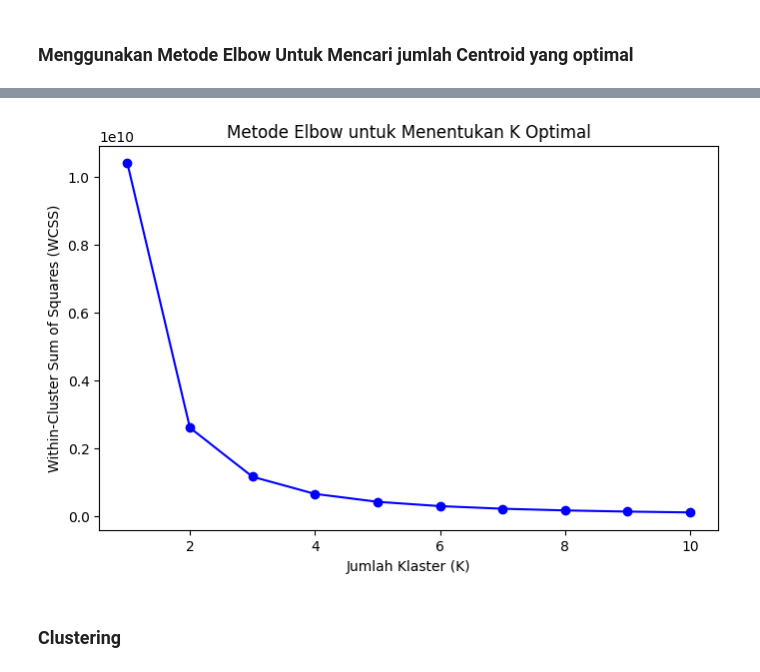
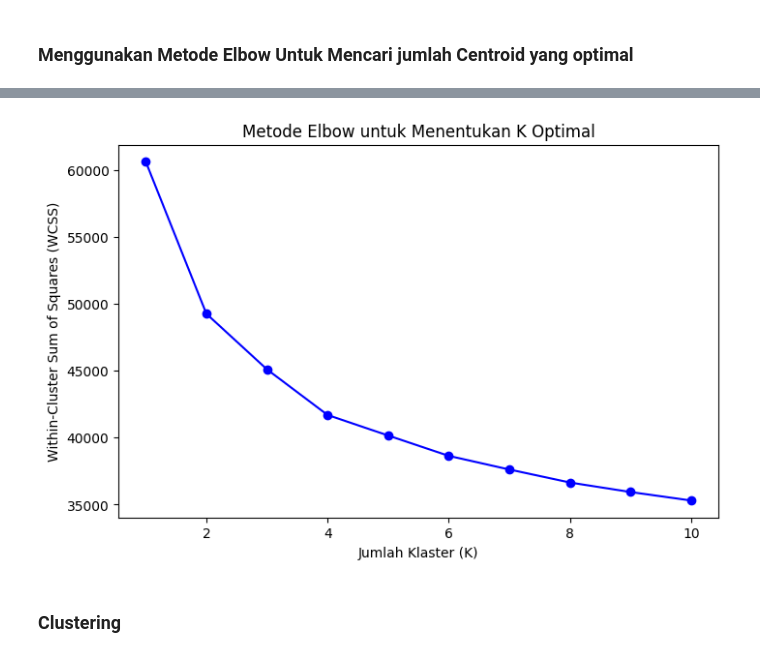
Before and after one commit to rexxar280903/Dicoding, a Jupyter notebook: Submission_ML1/[Clustering] Submission Akhir BMLP_Kanza A.ipynb, the cells around one changed output, grey strips where cells are left out. Drawn from its saved outputs; the diff is of its cells as text; code cells hidden in the pictures.

Commit message:
visualisasi clustering

```diff
--- a/Submission_ML1/[Clustering] Submission Akhir BMLP_Kanza A.ipynb
+++ b/Submission_ML1/[Clustering] Submission Akhir BMLP_Kanza A.ipynb
@@ -216,22 +235,22 @@ df_standardized
 # %%
 # Menentukan jumlah cluster optimal dengan Metode Elbow
 wcss = []
 K_range = range(1, 11)  # Coba dari 1 hingga 10 klaster
 
 for k in K_range:
     kmeans = KMeans(n_clusters=k, random_state=42, n_init=10)
-    kmeans.fit(df_standardized)
+    kmeans.fit(selected_features)
     wcss.append(kmeans.inertia_)
 
 # Plot Elbow Method
 plt.figure(figsize=(8,5))
 plt.plot(K_range, wcss, marker="o", linestyle="-", color="b")
 plt.xlabel("Jumlah Klaster (K)")
 plt.ylabel("Within-Cluster Sum of Squares (WCSS)")
 plt.title("Metode Elbow untuk Menentukan K Optimal")
 plt.show()
 # %% [output]
-[figure, old version]
+[figure, new version]
 # %% [markdown]
 ### Clustering
 # %%
```
Also changed, not shown: parts of 8 cells of this notebook, 1 other file.
